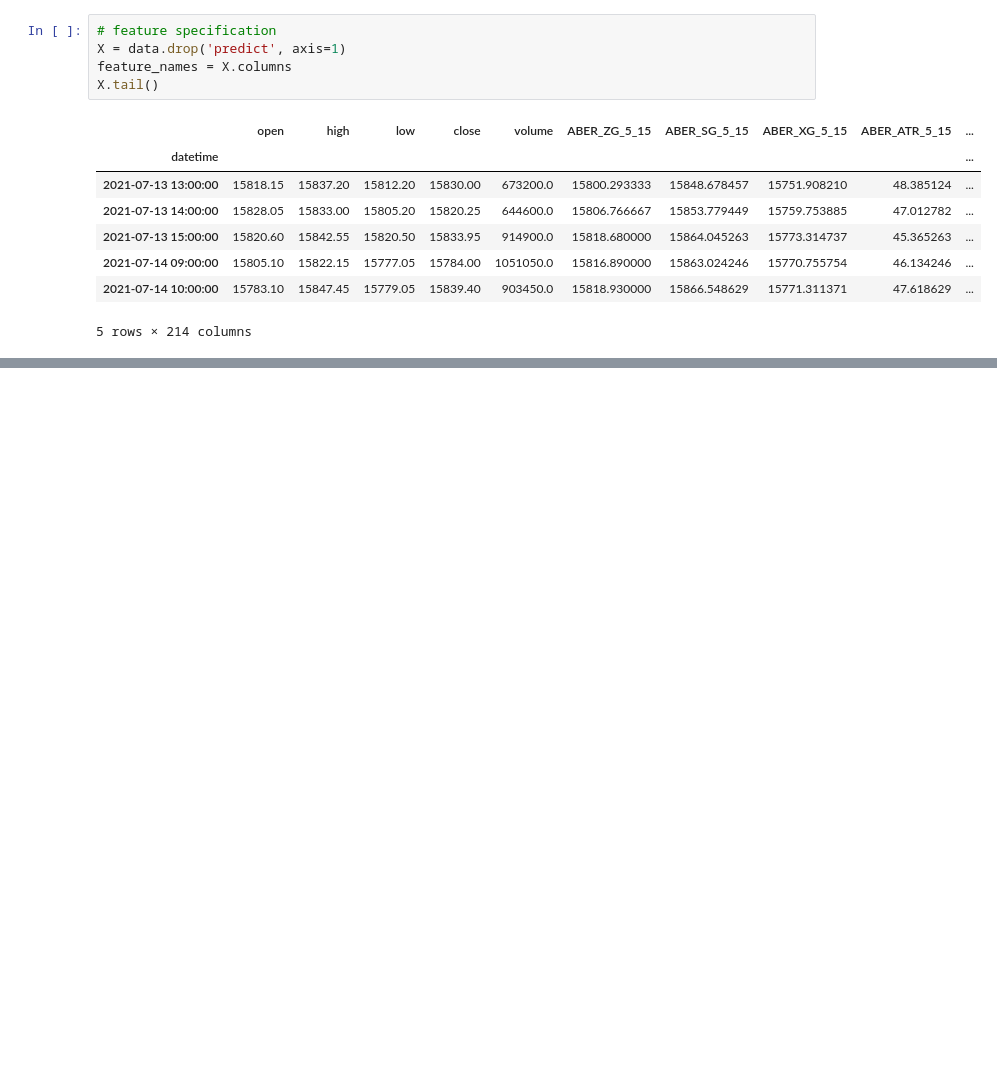
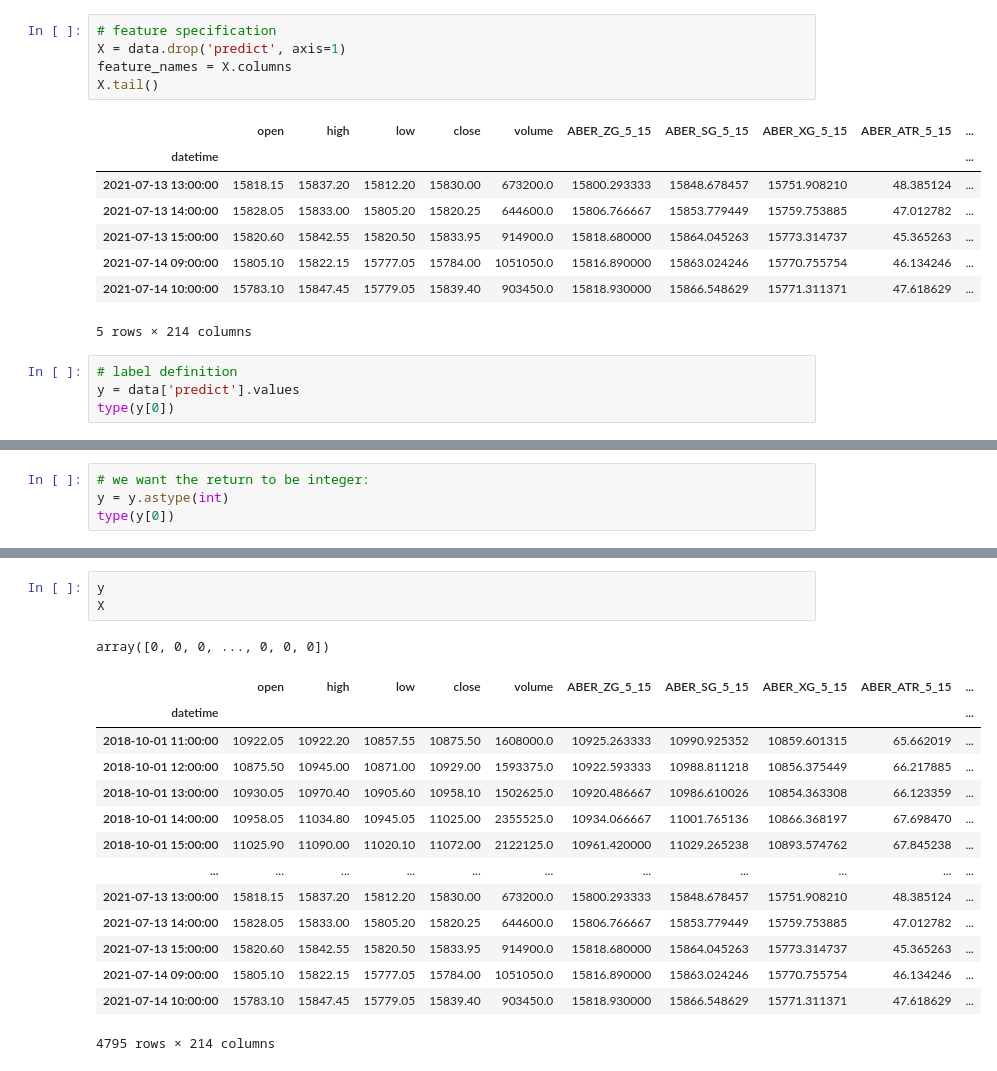
Before and after one commit to robonesky/oreilly, a Jupyter notebook: RM Lab Notes Advanced ML- part II.ipynb, the cells around one changed output, grey strips where cells are left out. Cells and saved outputs as stored; diff of their text form; blank space fills up the shorter version.

```diff
--- a/RM Lab Notes Advanced ML- part II.ipynb
+++ b/RM Lab Notes Advanced ML- part II.ipynb
@@ -411,3 +411,7 @@ X.tail()
 | 2021-07-14 09:00:00 | 15805.10 | 15822.15 | 15777.05 | 15784.00 | 1051050.0 | 15816.890000 | 15863.024246 | 15770.755754 | 46.134246 | ... |
 | 2021-07-14 10:00:00 | 15783.10 | 15847.45 | 15779.05 | 15839.40 | 903450.0 | 15818.930000 | 15866.548629 | 15771.311371 | 47.618629 | ... |
 5 rows × 214 columns
+# %%
+# label definition
+y = data['predict'].values
+type(y[0])
@@ -413,0 +420,4 @@ X.tail()
+# %%
+# we want the return to be integer:
+y = y.astype(int)
+type(y[0])
@@ -413,0 +437,19 @@ X.tail()
+# %%
+y
+X
+# %% [output]
+array([0, 0, 0, ..., 0, 0, 0])
+|  | open | high | low | close | volume | ABER_ZG_5_15 | ABER_SG_5_15 | ABER_XG_5_15 | ABER_ATR_5_15 | ... |
+| datetime |  |  |  |  |  |  |  |  |  | ... |
+| 2018-10-01 11:00:00 | 10922.05 | 10922.20 | 10857.55 | 10875.50 | 1608000.0 | 10925.263333 | 10990.925352 | 10859.601315 | 65.662019 | ... |
+| 2018-10-01 12:00:00 | 10875.50 | 10945.00 | 10871.00 | 10929.00 | 1593375.0 | 10922.593333 | 10988.811218 | 10856.375449 | 66.217885 | ... |
+| 2018-10-01 13:00:00 | 10930.05 | 10970.40 | 10905.60 | 10958.10 | 1502625.0 | 10920.486667 | 10986.610026 | 10854.363308 | 66.123359 | ... |
+| 2018-10-01 14:00:00 | 10958.05 | 11034.80 | 10945.05 | 11025.00 | 2355525.0 | 10934.066667 | 11001.765136 | 10866.368197 | 67.698470 | ... |
+| 2018-10-01 15:00:00 | 11025.90 | 11090.00 | 11020.10 | 11072.00 | 2122125.0 | 10961.420000 | 11029.265238 | 10893.574762 | 67.845238 | ... |
+| ... | ... | ... | ... | ... | ... | ... | ... | ... | ... | ... |
+| 2021-07-13 13:00:00 | 15818.15 | 15837.20 | 15812.20 | 15830.00 | 673200.0 | 15800.293333 | 15848.678457 | 15751.908210 | 48.385124 | ... |
+| 2021-07-13 14:00:00 | 15828.05 | 15833.00 | 15805.20 | 15820.25 | 644600.0 | 15806.766667 | 15853.779449 | 15759.753885 | 47.012782 | ... |
+| 2021-07-13 15:00:00 | 15820.60 | 15842.55 | 15820.50 | 15833.95 | 914900.0 | 15818.680000 | 15864.045263 | 15773.314737 | 45.365263 | ... |
+| 2021-07-14 09:00:00 | 15805.10 | 15822.15 | 15777.05 | 15784.00 | 1051050.0 | 15816.890000 | 15863.024246 | 15770.755754 | 46.134246 | ... |
+| 2021-07-14 10:00:00 | 15783.10 | 15847.45 | 15779.05 | 15839.40 | 903450.0 | 15818.930000 | 15866.548629 | 15771.311371 | 47.618629 | ... |
+4795 rows × 214 columns
```
Also changed, not shown: parts of 9 cells of this notebook.
